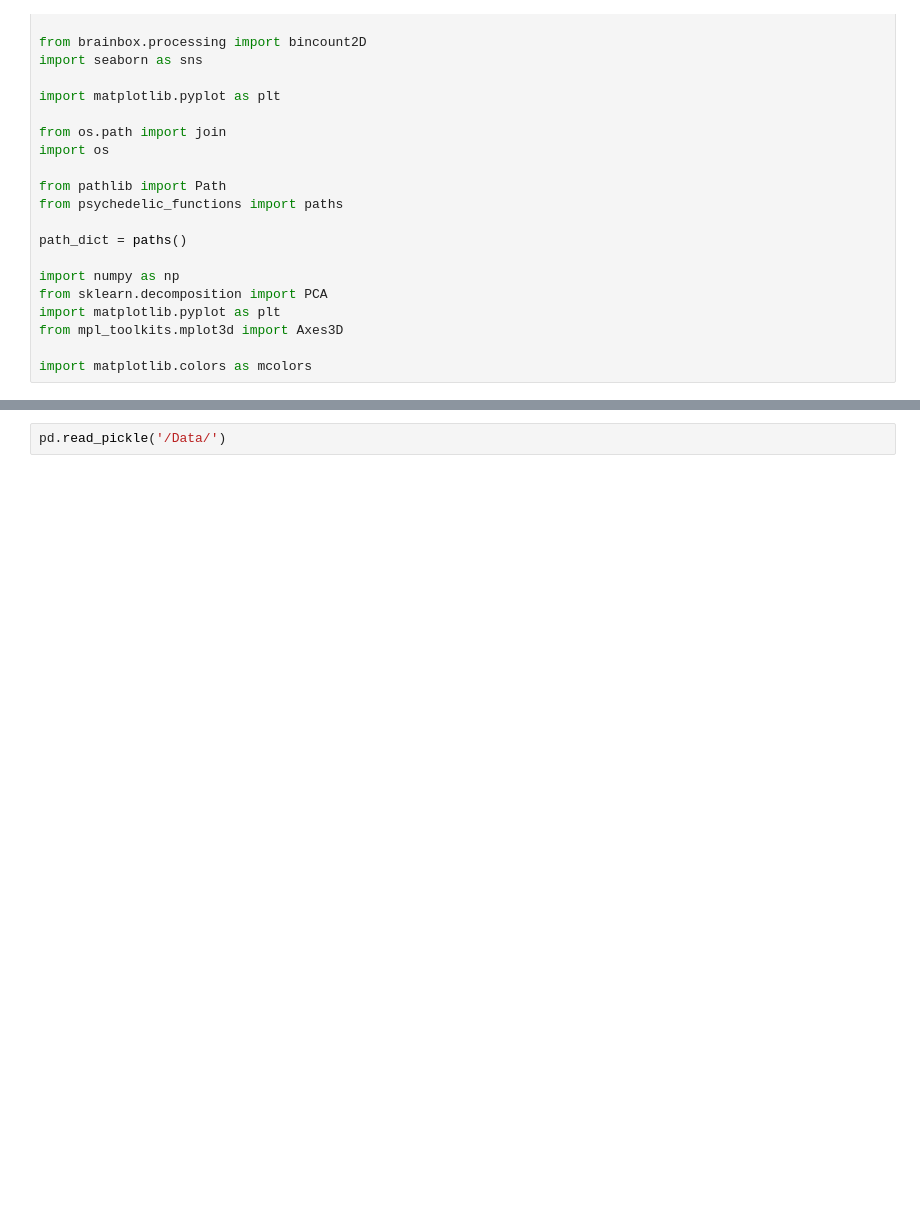
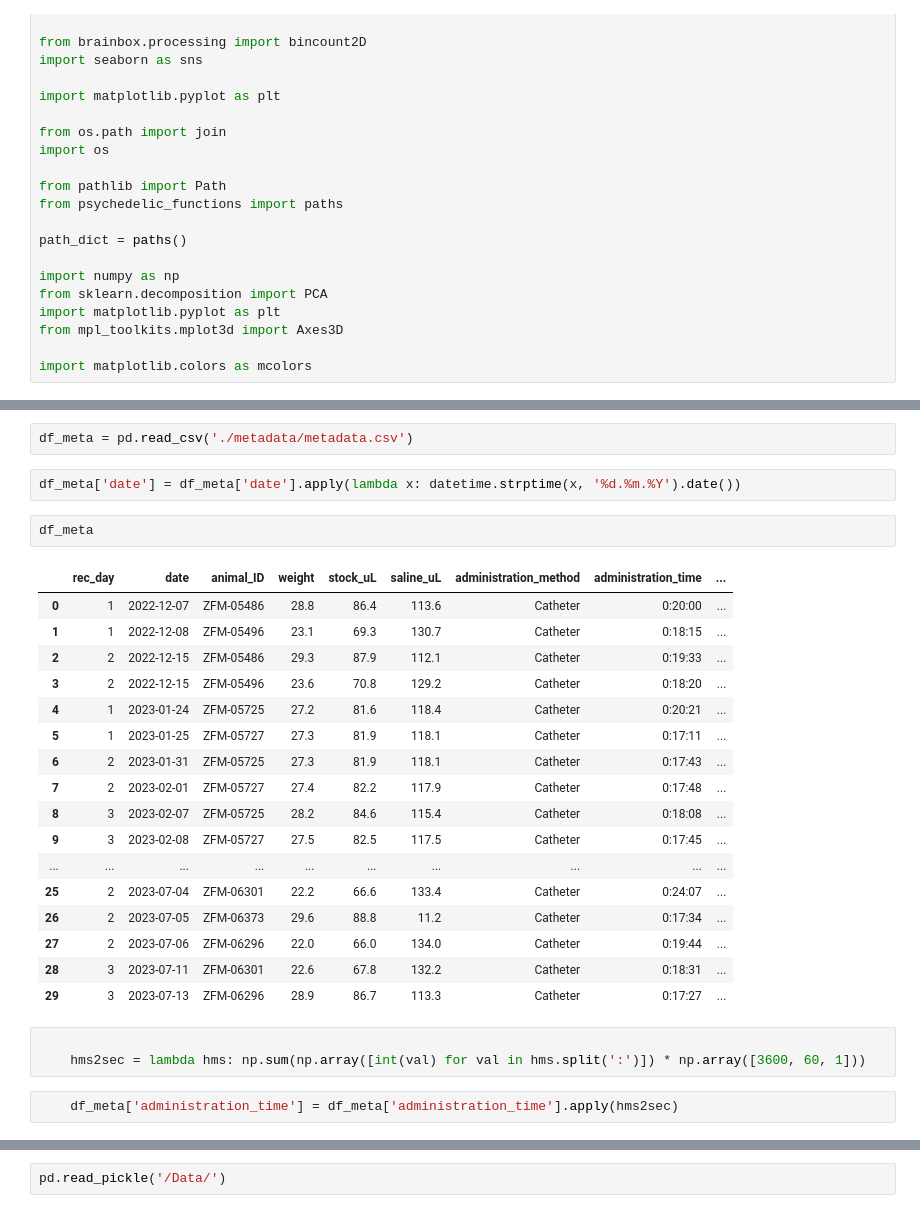
Before and after one commit to ja-94/psychedelics, a Jupyter notebook: 02_PCA.ipynb, the cells around one changed output, grey strips where cells are left out. Saved outputs shown, nothing was run; the diff lists cells and outputs as text; blank space fills up the shorter version.

```diff
--- a/02_PCA.ipynb
+++ b/02_PCA.ipynb
@@ -56,0 +97,29 @@ Good clusters PID7911466c...: 143 / 1724
+# %%
+df_meta = pd.read_csv('./metadata/metadata.csv')
+# %%
+df_meta['date'] = df_meta['date'].apply(lambda x: datetime.strptime(x, '%d.%m.%Y').date())
+# %%
+df_meta
+# %% [output]
+|  | rec_day | date | animal_ID | weight | stock_uL | saline_uL | administration_method | administration_time | ... |
+| 0 | 1 | 2022-12-07 | ZFM-05486 | 28.8 | 86.4 | 113.6 | Catheter | 0:20:00 | ... |
+| 1 | 1 | 2022-12-08 | ZFM-05496 | 23.1 | 69.3 | 130.7 | Catheter | 0:18:15 | ... |
+| 2 | 2 | 2022-12-15 | ZFM-05486 | 29.3 | 87.9 | 112.1 | Catheter | 0:19:33 | ... |
+| 3 | 2 | 2022-12-15 | ZFM-05496 | 23.6 | 70.8 | 129.2 | Catheter | 0:18:20 | ... |
+| 4 | 1 | 2023-01-24 | ZFM-05725 | 27.2 | 81.6 | 118.4 | Catheter | 0:20:21 | ... |
+| 5 | 1 | 2023-01-25 | ZFM-05727 | 27.3 | 81.9 | 118.1 | Catheter | 0:17:11 | ... |
+| 6 | 2 | 2023-01-31 | ZFM-05725 | 27.3 | 81.9 | 118.1 | Catheter | 0:17:43 | ... |
+| 7 | 2 | 2023-02-01 | ZFM-05727 | 27.4 | 82.2 | 117.9 | Catheter | 0:17:48 | ... |
+| 8 | 3 | 2023-02-07 | ZFM-05725 | 28.2 | 84.6 | 115.4 | Catheter | 0:18:08 | ... |
+| 9 | 3 | 2023-02-08 | ZFM-05727 | 27.5 | 82.5 | 117.5 | Catheter | 0:17:45 | ... |
+| ... | ... | ... | ... | ... | ... | ... | ... | ... | ... |
+| 25 | 2 | 2023-07-04 | ZFM-06301 | 22.2 | 66.6 | 133.4 | Catheter | 0:24:07 | ... |
+| 26 | 2 | 2023-07-05 | ZFM-06373 | 29.6 | 88.8 | 11.2 | Catheter | 0:17:34 | ... |
+| 27 | 2 | 2023-07-06 | ZFM-06296 | 22.0 | 66.0 | 134.0 | Catheter | 0:19:44 | ... |
+| 28 | 3 | 2023-07-11 | ZFM-06301 | 22.6 | 67.8 | 132.2 | Catheter | 0:18:31 | ... |
+| 29 | 3 | 2023-07-13 | ZFM-06296 | 28.9 | 86.7 | 113.3 | Catheter | 0:17:27 | ... |
+# %%
+
+    hms2sec = lambda hms: np.sum(np.array([int(val) for val in hms.split(':')]) * np.array([3600, 60, 1]))
+# %%
+    df_meta['administration_time'] = df_meta['administration_time'].apply(hms2sec)
```
Also changed, not shown: parts of 10 cells of this notebook, 2 other files.
